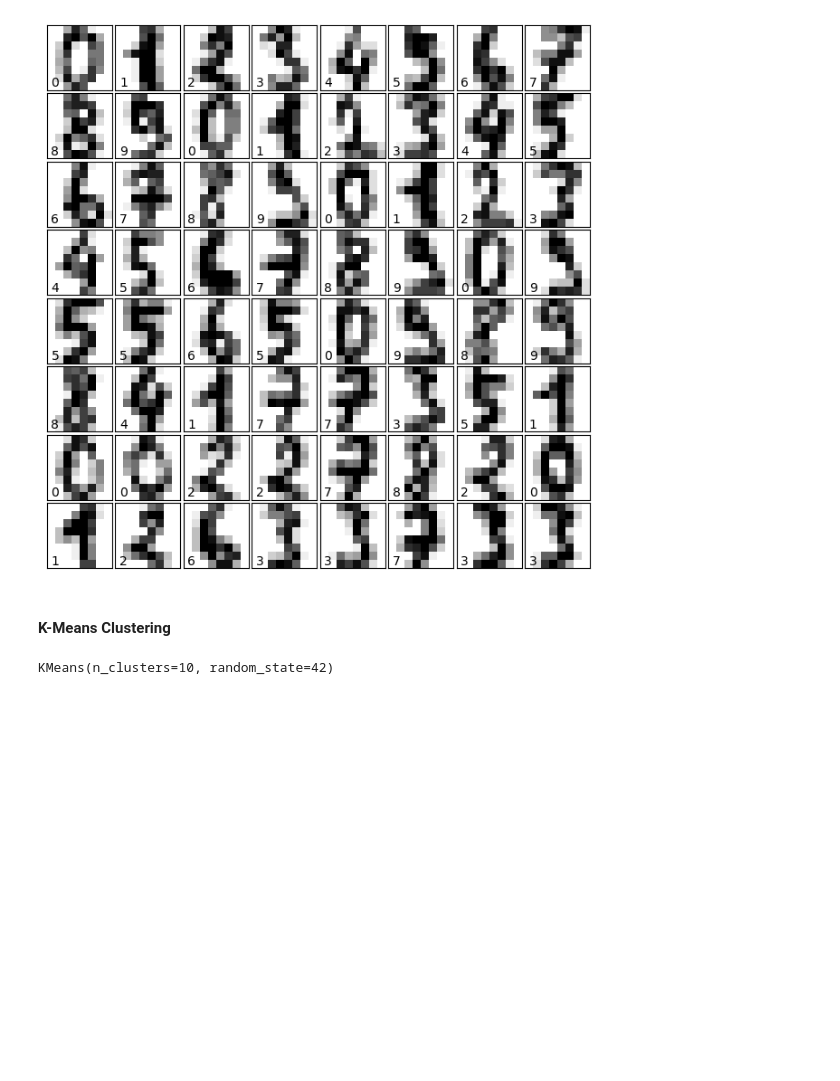
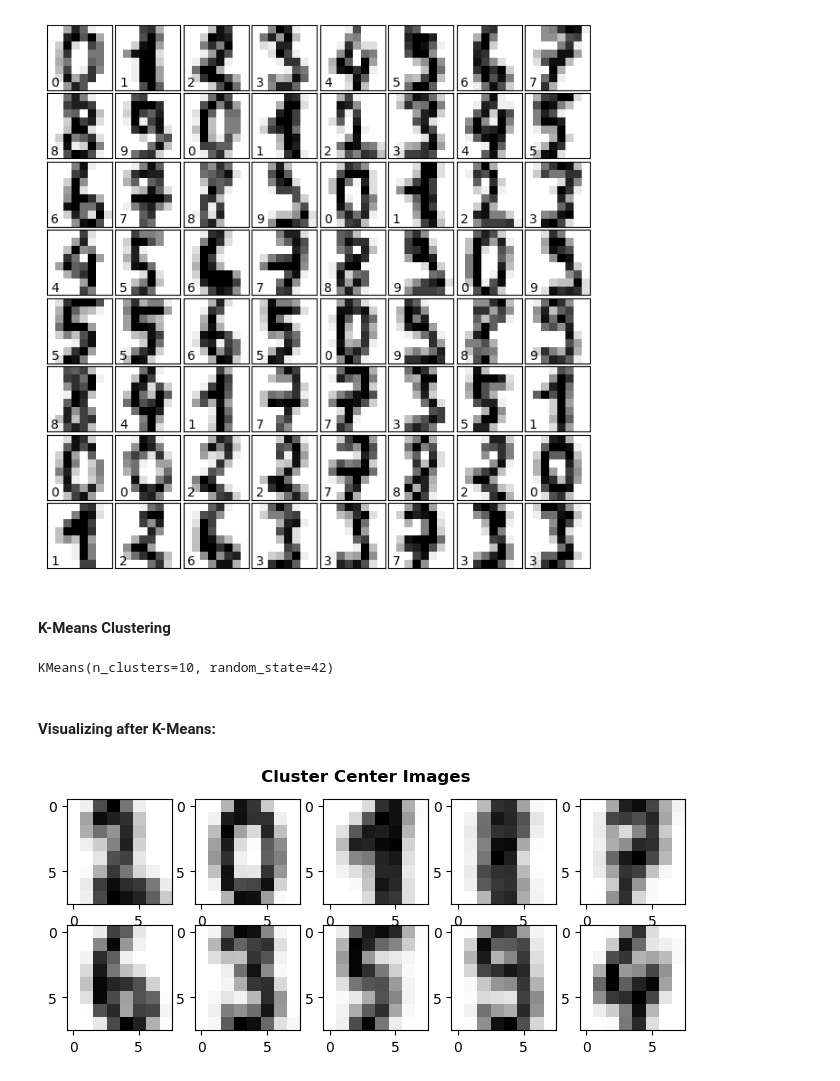
Before and after one commit to fatemehaa/DS-ML-Git-Projects, a Jupyter notebook: Handwriting Recognition using K-Means/Handwriting recognition using K-Means.ipynb, the cells around one changed output. Cells and saved outputs as stored; diff of their text form; code cells hidden in the pictures; blank space fills up the shorter version.

Commit message:
Visualising data after K-Means clustering

```diff
--- a/Handwriting Recognition using K-Means/Handwriting recognition using K-Means.ipynb
+++ b/Handwriting Recognition using K-Means/Handwriting recognition using K-Means.ipynb
@@ -94,3 +94,21 @@ model = KMeans(n_clusters=10, random_state=42)
 model.fit(digits.data)
 # %% [output]
 KMeans(n_clusters=10, random_state=42)
+# %% [markdown]
+#### Visualizing after K-Means:
+# %%
+# Visualise the centroids(or 'cluster centers')
+fig = plt.figure(figsize=(8, 3))
+fig.suptitle('Cluster Center Images', fontweight='bold')
+for i in range(10):
+
+  # Initialize subplots in a grid of 2X5, at i+1th position
+  ax = fig.add_subplot(2, 5, 1 + i)
+
+  # Display images
+  ax.imshow(model.cluster_centers_[i].reshape((8, 8)),
+            cmap=plt.cm.binary)
+
+plt.show()
+# %% [output]
+[figure, added]
```
